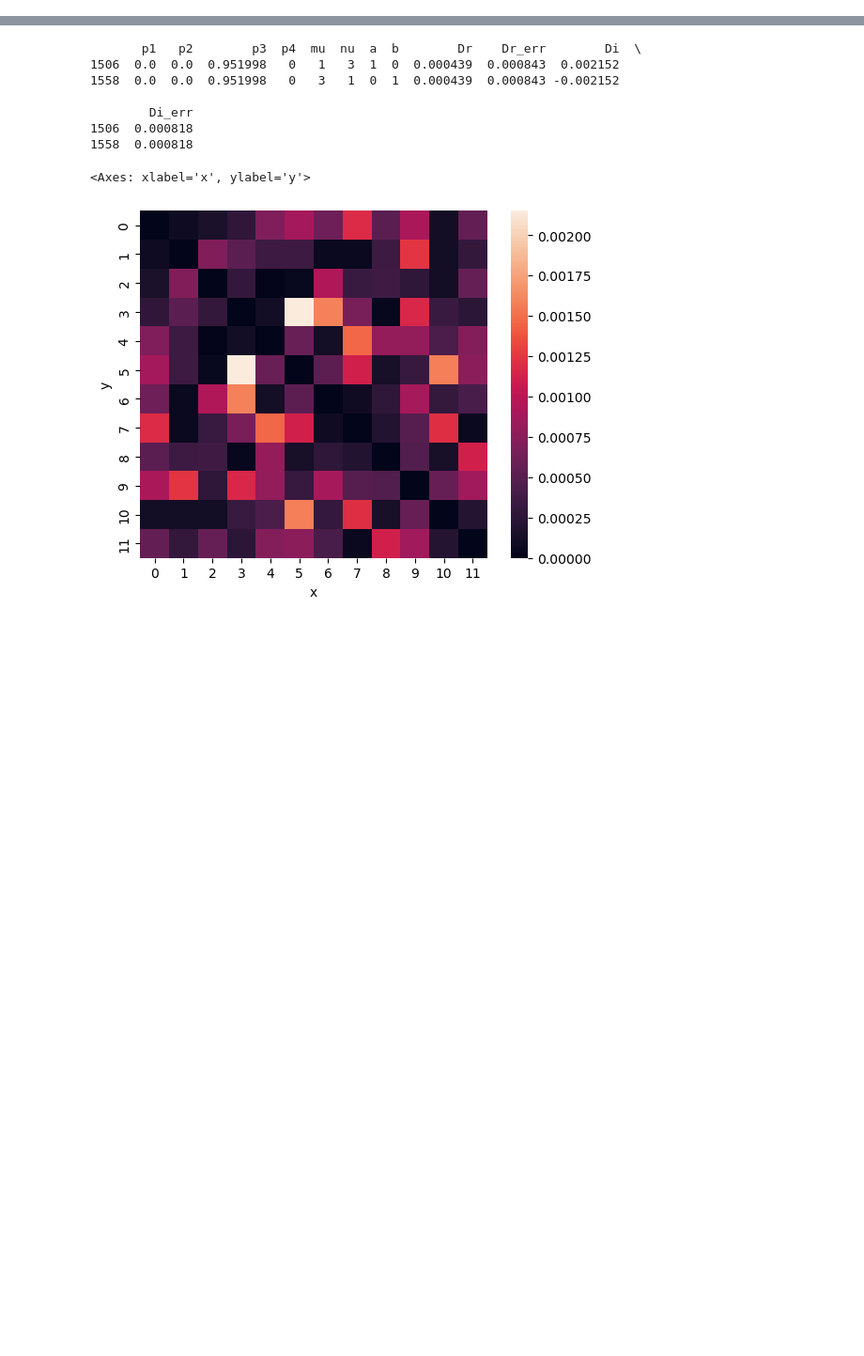
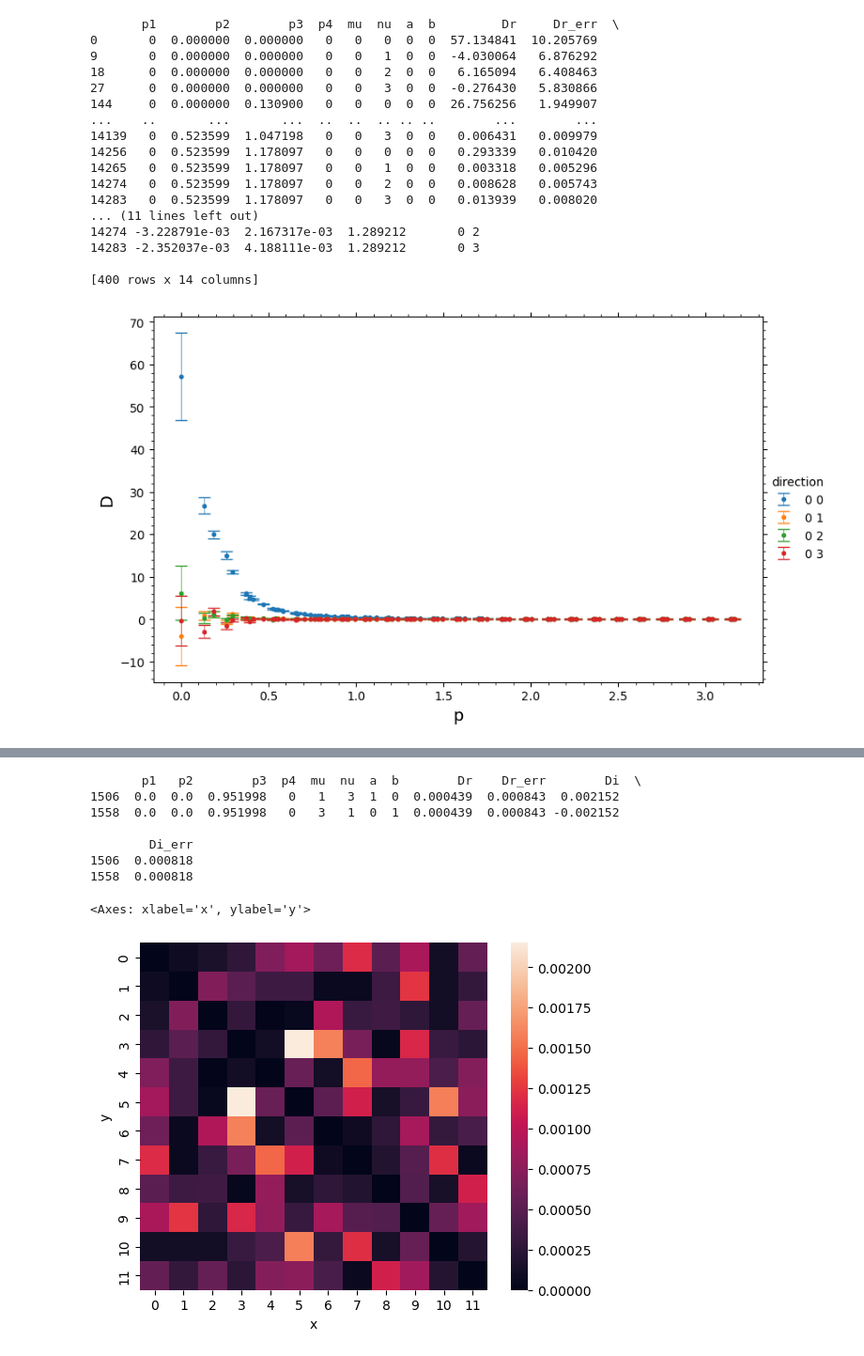
Before and after one commit to ilyakudrov/observables, a Jupyter notebook: python_jupyter/gluon_propagator/gluon_propagator.ipynb, the cells around one changed output, grey strips where cells are left out. Shown at 94% size. Cells and saved outputs as stored; diff of their text form; code cells hidden in the pictures; blank space fills up the shorter version.

```diff
--- a/python_jupyter/gluon_propagator/gluon_propagator.ipynb
+++ b/python_jupyter/gluon_propagator/gluon_propagator.ipynb
@@ -6,0 +35,37 @@ import seaborn
+# %%
+df = pd.read_csv('../../result/gluon_propagator/su2/su2_suzuki/48^4/beta2.6/original/gluon_propagator.csv')
+df = df[(df['a'] == 0) & (df['b'] == 0)]
+df['momenta'] = np.sqrt(df['p1'] ** 2 + df['p2'] ** 2 + df['p3'] ** 2 + df['p4'] ** 2)
+df['direction'] = df['mu'].astype(str) + " " + df['nu'].astype(str)
+df = df[df['mu'] == 0]
+print(df)
+fg = seaborn.FacetGrid(data=df, hue = 'direction', height=5,
+                           aspect=1.6, legend_out=True)
+fg.map(plt.errorbar, 'momenta', 'Dr', 'Dr_err', mfc=None, fmt='o', ms=3, capsize=5, lw=0.5, ls=None
+           ).add_legend()
+fg.ax.set_xlabel('p', fontsize=14)
+fg.ax.set_ylabel('D', fontsize=14)
+fg.ax.spines['right'].set_visible(True)
+fg.ax.spines['top'].set_visible(True)
+fg.ax.minorticks_on()
+fg.ax.tick_params(which='both', bottom=True,
+                  top=True, left=True, right=True)
+# %% [output]
+       p1        p2        p3  p4  mu  nu  a  b         Dr     Dr_err  \
+0       0  0.000000  0.000000   0   0   0  0  0  57.134841  10.205769
+9       0  0.000000  0.000000   0   0   1  0  0  -4.030064   6.876292
+18      0  0.000000  0.000000   0   0   2  0  0   6.165094   6.408463
+27      0  0.000000  0.000000   0   0   3  0  0  -0.276430   5.830866
+144     0  0.000000  0.130900   0   0   0  0  0  26.756256   1.949907
+...    ..       ...       ...  ..  ..  .. .. ..        ...        ...
+14139   0  0.523599  1.047198   0   0   3  0  0   0.006431   0.009979
+14256   0  0.523599  1.178097   0   0   0  0  0   0.293339   0.010420
+14265   0  0.523599  1.178097   0   0   1  0  0   0.003318   0.005296
+14274   0  0.523599  1.178097   0   0   2  0  0   0.008628   0.005743
+14283   0  0.523599  1.178097   0   0   3  0  0   0.013939   0.008020
+... (11 lines left out)
+14274 -3.228791e-03  2.167317e-03  1.289212       0 2
+14283 -2.352037e-03  4.188111e-03  1.289212       0 3
+
+[400 rows x 14 columns]
+[figure, added]
```
Also changed, not shown: parts of 3 cells of this notebook, 1 other file.
